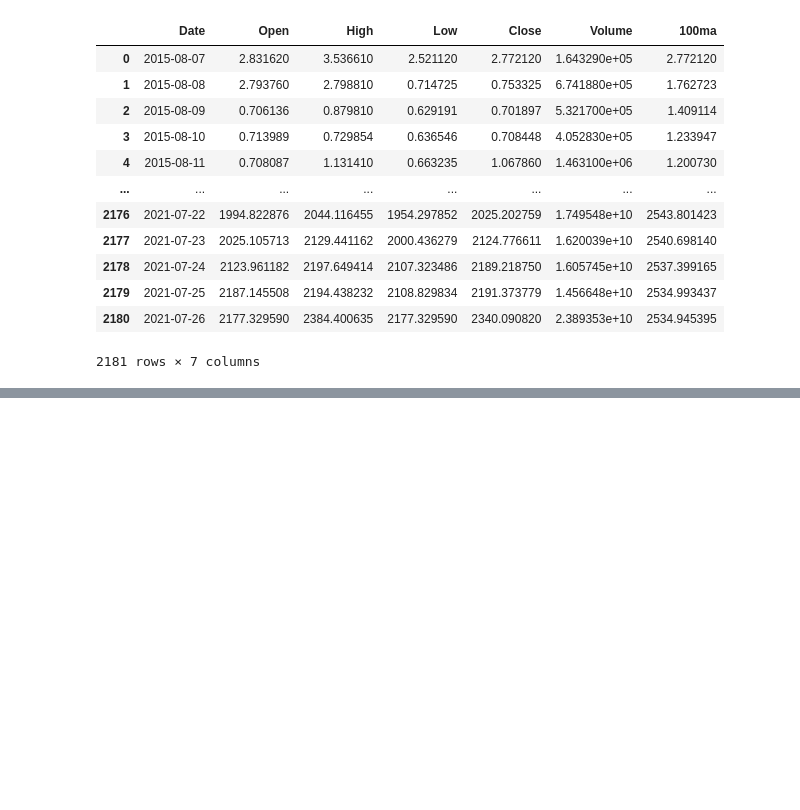
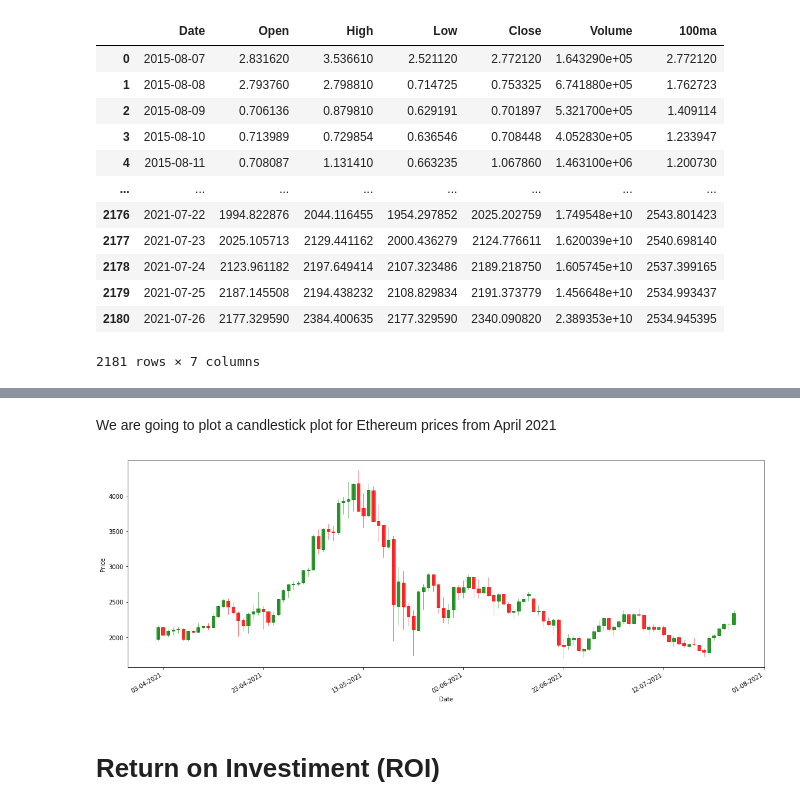
Before and after one commit to pillarxyz/ethereum-trends-analysis, a Jupyter notebook: ethereum-trends-analysis.ipynb, the cells around one changed output, grey strips where cells are left out. Cells and saved outputs as stored; diff of their text form; code cells hidden in the pictures; blank space fills up the shorter version.

```diff
--- a/ethereum-trends-analysis.ipynb
+++ b/ethereum-trends-analysis.ipynb
@@ -76,0 +127,23 @@ plt.show()
+# %% [markdown]
+We are going to plot a candlestick plot for Ethereum prices from April 2021
+# %%
+ohlc = df[(df['Date'] > '2021-04-01') & (df['Date'] <= '2021-07-26')]
+ohlc = ohlc.loc[:, ['Date', 'Open', 'High', 'Low', 'Close']]
+ohlc['Date'] = pd.to_datetime(ohlc['Date'])
+ohlc['Date'] = ohlc['Date'].apply(mpl_dates.date2num)
+ohlc = ohlc.astype(float)
+fig, ax = plt.subplots(figsize = (16,6))
+candlestick_ohlc(ax, ohlc.values, width=0.6, colorup='green', colordown='red', alpha=0.8)
+ax.set_xlabel('Date')
+ax.set_ylabel('Price')
+date_format = mpl_dates.DateFormatter('%d-%m-%Y')
+ax.xaxis.set_major_formatter(date_format)
+fig.autofmt_xdate()
+
+fig.tight_layout()
+
+plt.show()
+# %% [output]
+[figure, added]
+# %% [markdown]
+# Return on Investiment (ROI)
```
Also changed, not shown: parts of 15 cells of this notebook.
